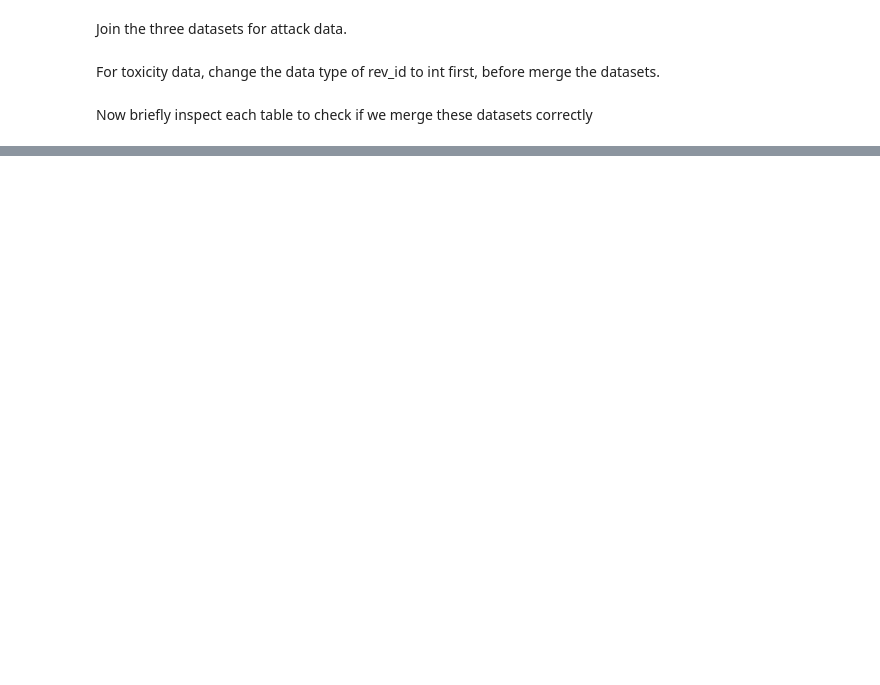
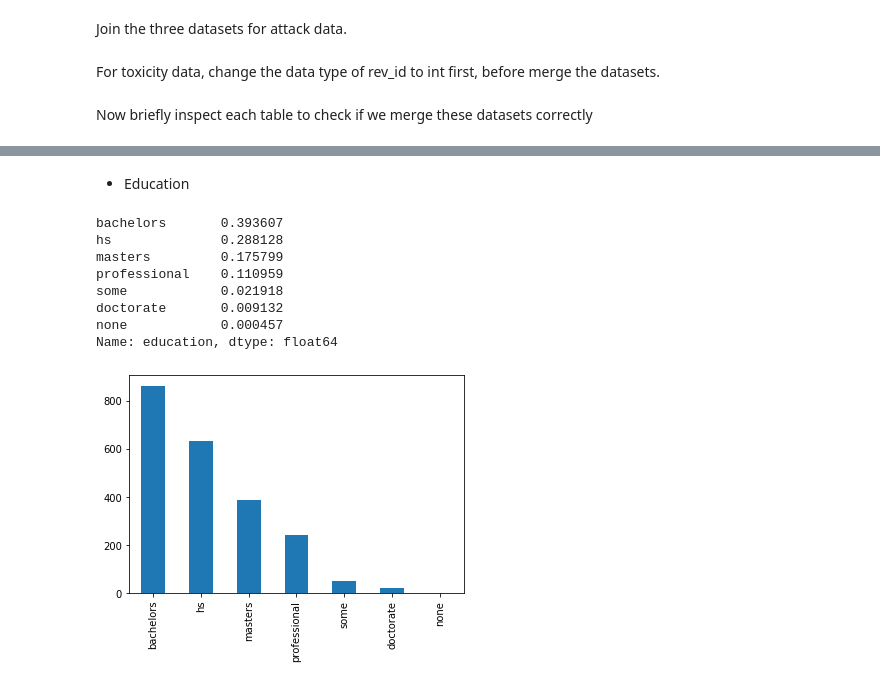
Before and after one commit to Shuya-Ma/data-512, a Jupyter notebook: data-512-a2/data-512-a2.ipynb, the cells around one changed output, grey strips where cells are left out. Saved outputs shown, nothing was run; the diff lists cells and outputs as text; code cells hidden in the pictures; blank space fills up the shorter version.

```diff
--- a/data-512-a2/data-512-a2.ipynb
+++ b/data-512-a2/data-512-a2.ipynb
@@ -56,0 +86,16 @@ toxic.head()
+# %% [markdown]
+- Education
+# %%
+attack_ed = attack_demograohics['education'].value_counts()
+attack_ed.plot(kind='bar')
+attack_ed/attack_ed.sum()
+# %% [output]
+bachelors       0.393607
+hs              0.288128
+masters         0.175799
+professional    0.110959
+some            0.021918
+doctorate       0.009132
+none            0.000457
+Name: education, dtype: float64
+[figure, added]
```
Also changed, not shown: parts of 27 cells of this notebook, 1 other file.
